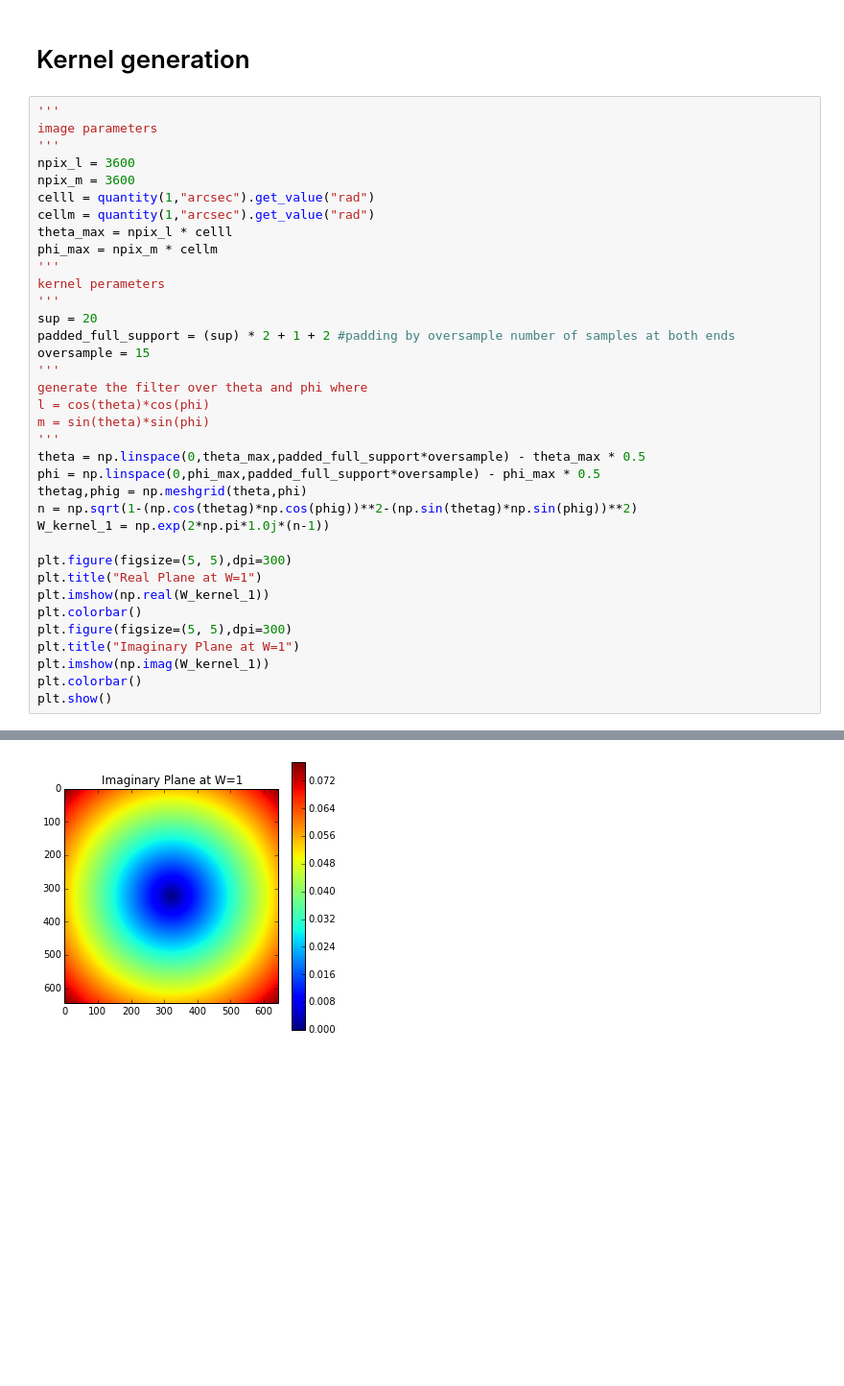
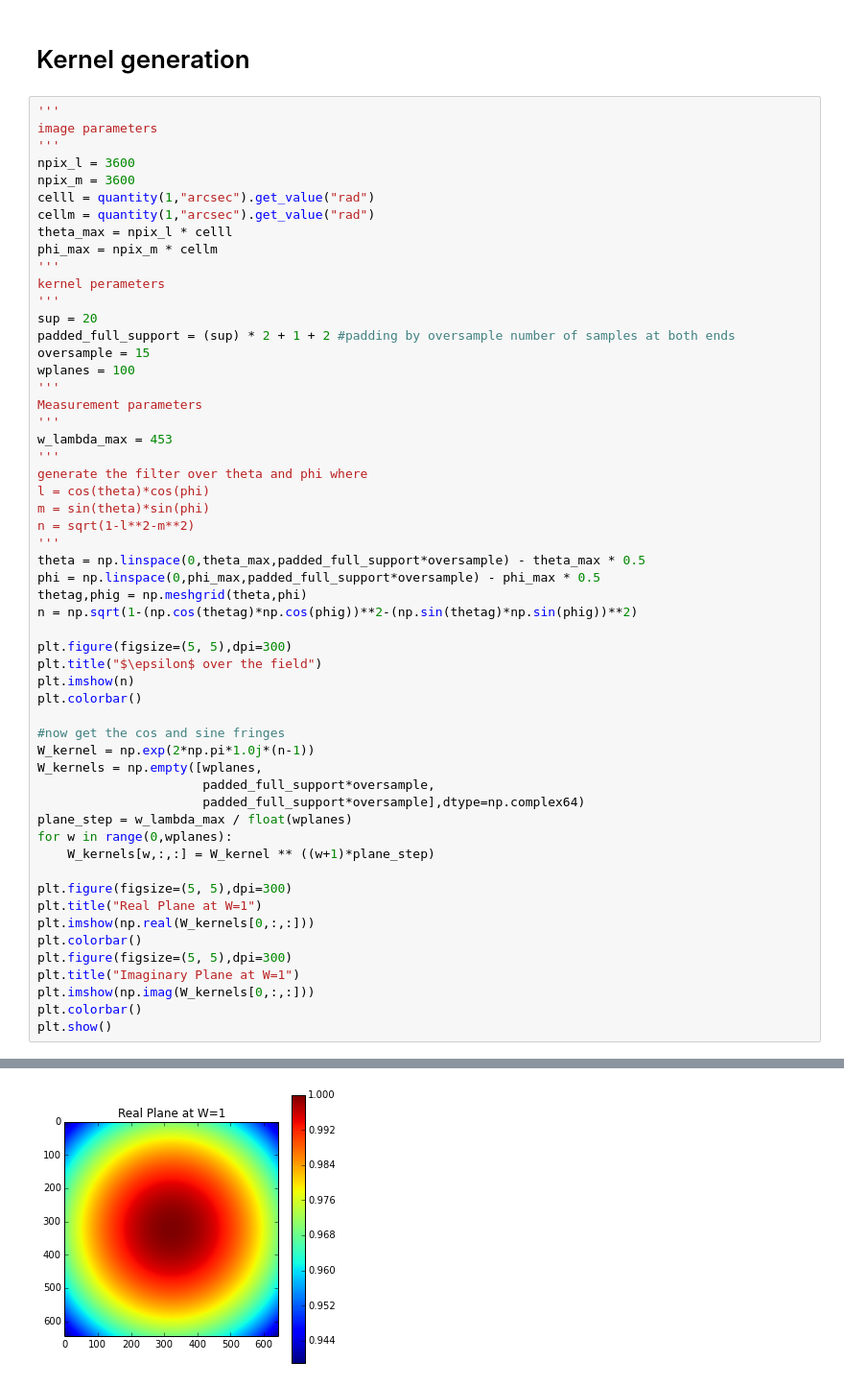
Before and after one commit to ratt-ru/bullseye, a Jupyter notebook: writing_and_wiki/notebooks/Convolution Kernels.ipynb, the cells around one changed output, grey strips where cells are left out. Shown at 96% size. Cells and saved outputs as stored; diff of their text form; blank space fills up the shorter version.

Commit message:
updated kernel generation notebook with further details

```diff
--- a/writing_and_wiki/notebooks/Convolution Kernels.ipynb
+++ b/writing_and_wiki/notebooks/Convolution Kernels.ipynb
@@ -165,24 +165,43 @@ kernel perameters
 sup = 20
 padded_full_support = (sup) * 2 + 1 + 2 #padding by oversample number of samples at both ends
 oversample = 15
+wplanes = 100
+'''
+Measurement parameters
+'''
+w_lambda_max = 453
 '''
 generate the filter over theta and phi where
 l = cos(theta)*cos(phi)
 m = sin(theta)*sin(phi)
+n = sqrt(1-l**2-m**2)
 '''
 theta = np.linspace(0,theta_max,padded_full_support*oversample) - theta_max * 0.5
 phi = np.linspace(0,phi_max,padded_full_support*oversample) - phi_max * 0.5
 thetag,phig = np.meshgrid(theta,phi)
 n = np.sqrt(1-(np.cos(thetag)*np.cos(phig))**2-(np.sin(thetag)*np.sin(phig))**2)
-W_kernel_1 = np.exp(2*np.pi*1.0j*(n-1))
+
+plt.figure(figsize=(5, 5),dpi=300)
+plt.title("$\epsilon$ over the field")
+plt.imshow(n)
+plt.colorbar()
+
+#now get the cos and sine fringes
+W_kernel = np.exp(2*np.pi*1.0j*(n-1))
+W_kernels = np.empty([wplanes,
+                      padded_full_support*oversample,
+                      padded_full_support*oversample],dtype=np.complex64)
+plane_step = w_lambda_max / float(wplanes)
+for w in range(0,wplanes):
+    W_kernels[w,:,:] = W_kernel ** ((w+1)*plane_step)
 
 plt.figure(figsize=(5, 5),dpi=300)
 plt.title("Real Plane at W=1")
-plt.imshow(np.real(W_kernel_1))
+plt.imshow(np.real(W_kernels[0,:,:]))
 plt.colorbar()
 plt.figure(figsize=(5, 5),dpi=300)
 plt.title("Imaginary Plane at W=1")
-plt.imshow(np.imag(W_kernel_1))
+plt.imshow(np.imag(W_kernels[0,:,:]))
 plt.colorbar()
 plt.show()
 # %% [output]
@@ -190 +209 @@ plt.show()
-[figure, old version]
+[figure, new version]
```
Also changed, not shown: parts of 2 cells of this notebook.
